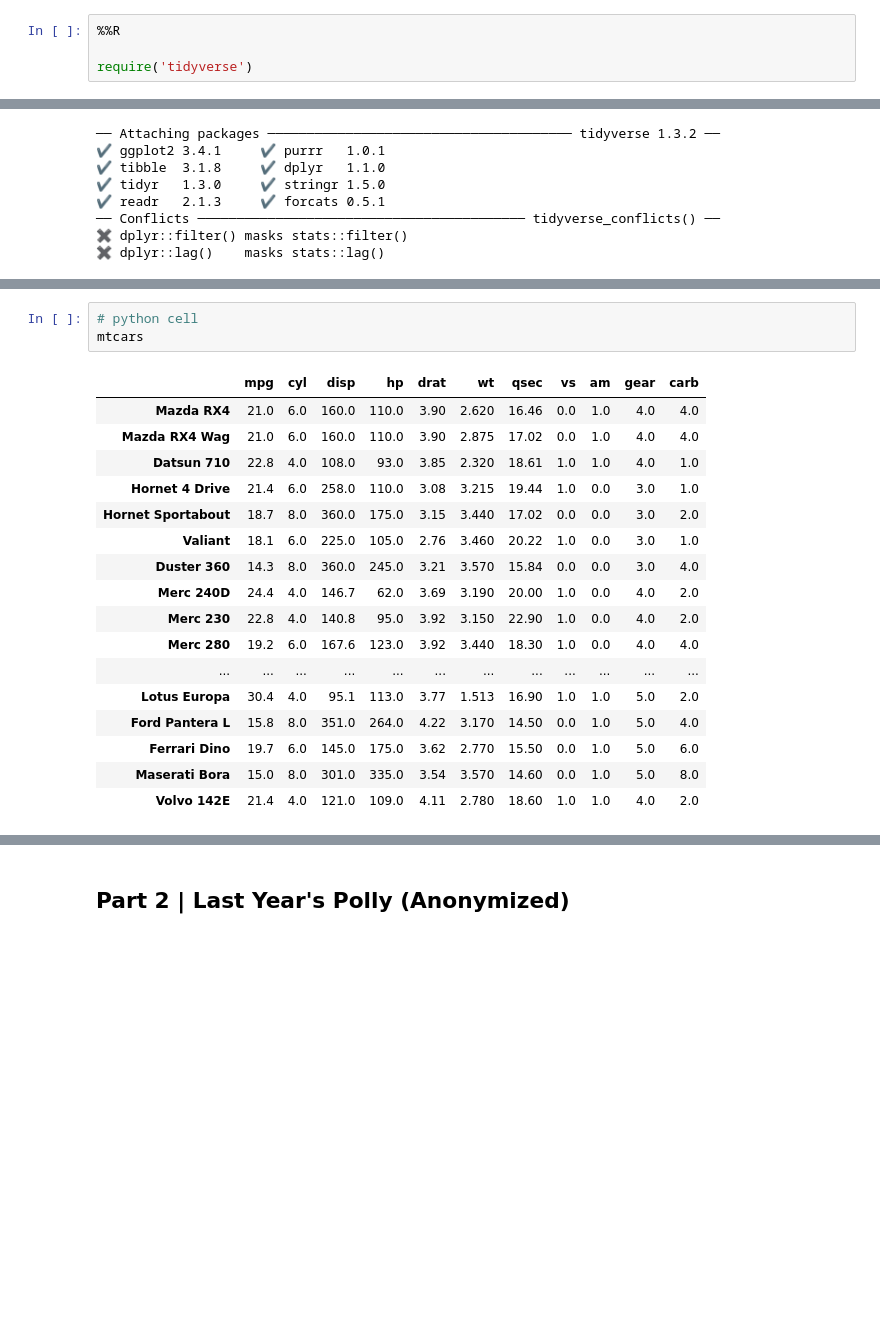
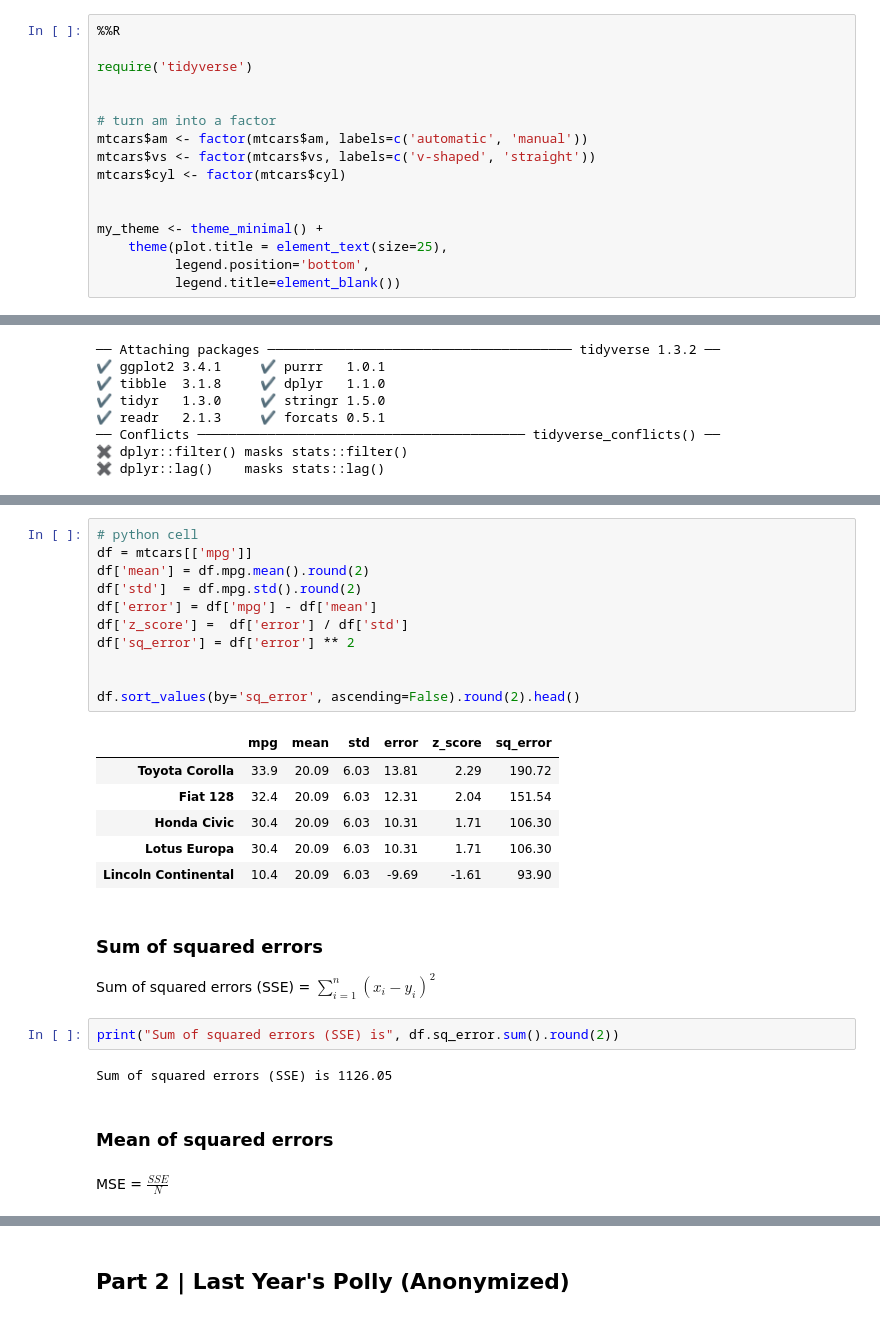
Before and after one commit to data4news/hypotheses, a Jupyter notebook: notebook.ipynb, the cells around one changed output, grey strips where cells are left out. Cells and saved outputs as stored; diff of their text form; blank space fills up the shorter version.

```diff
--- a/notebook.ipynb
+++ b/notebook.ipynb
@@ -24,6 +24,18 @@ from IPython.display import display, HTML
 %%R
 
 require('tidyverse')
+
+
+# turn am into a factor
+mtcars$am <- factor(mtcars$am, labels=c('automatic', 'manual'))
+mtcars$vs <- factor(mtcars$vs, labels=c('v-shaped', 'straight'))
+mtcars$cyl <- factor(mtcars$cyl)
+
+
+my_theme <- theme_minimal() +
+    theme(plot.title = element_text(size=25),
+          legend.position='bottom',
+          legend.title=element_blank())
 # %% [output]
 R[write to console]: Loading required package: tidyverse
 ── Attaching packages ─────────────────────────────────────── tidyverse 1.3.2 ──
@@ -50,21 +75,29 @@ ggplot(mtcars) +
 # %%
 # python cell
-mtcars
+df = mtcars[['mpg']]
+df['mean'] = df.mpg.mean().round(2)
+df['std']  = df.mpg.std().round(2)
+df['error'] = df['mpg'] - df['mean']
+df['z_score'] =  df['error'] / df['std']
+df['sq_error'] = df['error'] ** 2
+
+
+df.sort_values(by='sq_error', ascending=False).round(2).head()
 # %% [output]
-|  | mpg | cyl | disp | hp | drat | wt | qsec | vs | am | gear | carb |
-| Mazda RX4 | 21.0 | 6.0 | 160.0 | 110.0 | 3.90 | 2.620 | 16.46 | 0.0 | 1.0 | 4.0 | 4.0 |
-| Mazda RX4 Wag | 21.0 | 6.0 | 160.0 | 110.0 | 3.90 | 2.875 | 17.02 | 0.0 | 1.0 | 4.0 | 4.0 |
-| Datsun 710 | 22.8 | 4.0 | 108.0 | 93.0 | 3.85 | 2.320 | 18.61 | 1.0 | 1.0 | 4.0 | 1.0 |
-| Hornet 4 Drive | 21.4 | 6.0 | 258.0 | 110.0 | 3.08 | 3.215 | 19.44 | 1.0 | 0.0 | 3.0 | 1.0 |
-| Hornet Sportabout | 18.7 | 8.0 | 360.0 | 175.0 | 3.15 | 3.440 | 17.02 | 0.0 | 0.0 | 3.0 | 2.0 |
-| Valiant | 18.1 | 6.0 | 225.0 | 105.0 | 2.76 | 3.460 | 20.22 | 1.0 | 0.0 | 3.0 | 1.0 |
-| Duster 360 | 14.3 | 8.0 | 360.0 | 245.0 | 3.21 | 3.570 | 15.84 | 0.0 | 0.0 | 3.0 | 4.0 |
-| Merc 240D | 24.4 | 4.0 | 146.7 | 62.0 | 3.69 | 3.190 | 20.00 | 1.0 | 0.0 | 4.0 | 2.0 |
-| Merc 230 | 22.8 | 4.0 | 140.8 | 95.0 | 3.92 | 3.150 | 22.90 | 1.0 | 0.0 | 4.0 | 2.0 |
-| Merc 280 | 19.2 | 6.0 | 167.6 | 123.0 | 3.92 | 3.440 | 18.30 | 1.0 | 0.0 | 4.0 | 4.0 |
-| ... | ... | ... | ... | ... | ... | ... | ... | ... | ... | ... | ... |
-| Lotus Europa | 30.4 | 4.0 | 95.1 | 113.0 | 3.77 | 1.513 | 16.90 | 1.0 | 1.0 | 5.0 | 2.0 |
-| Ford Pantera L | 15.8 | 8.0 | 351.0 | 264.0 | 4.22 | 3.170 | 14.50 | 0.0 | 1.0 | 5.0 | 4.0 |
-| Ferrari Dino | 19.7 | 6.0 | 145.0 | 175.0 | 3.62 | 2.770 | 15.50 | 0.0 | 1.0 | 5.0 | 6.0 |
-| Maserati Bora | 15.0 | 8.0 | 301.0 | 335.0 | 3.54 | 3.570 | 14.60 | 0.0 | 1.0 | 5.0 | 8.0 |
-| Volvo 142E | 21.4 | 4.0 | 121.0 | 109.0 | 4.11 | 2.780 | 18.60 | 1.0 | 1.0 | 4.0 | 2.0 |
+|  | mpg | mean | std | error | z_score | sq_error |
+| Toyota Corolla | 33.9 | 20.09 | 6.03 | 13.81 | 2.29 | 190.72 |
+| Fiat 128 | 32.4 | 20.09 | 6.03 | 12.31 | 2.04 | 151.54 |
+| Honda Civic | 30.4 | 20.09 | 6.03 | 10.31 | 1.71 | 106.30 |
+| Lotus Europa | 30.4 | 20.09 | 6.03 | 10.31 | 1.71 | 106.30 |
+| Lincoln Continental | 10.4 | 20.09 | 6.03 | -9.69 | -1.61 | 93.90 |
+# %% [markdown]
+### Sum of squared errors
+Sum of squared errors (SSE) = $\sum_{i=1}^{n}(x_i-y_i)^2$
+# %%
+print("Sum of squared errors (SSE) is", df.sq_error.sum().round(2))
+# %% [output]
+Sum of squared errors (SSE) is 1126.05
+# %% [markdown]
+### Mean of squared errors
+# %% [markdown]
+MSE = $\frac{SSE}{N}$
```
Also changed, not shown: parts of 37 cells of this notebook.
